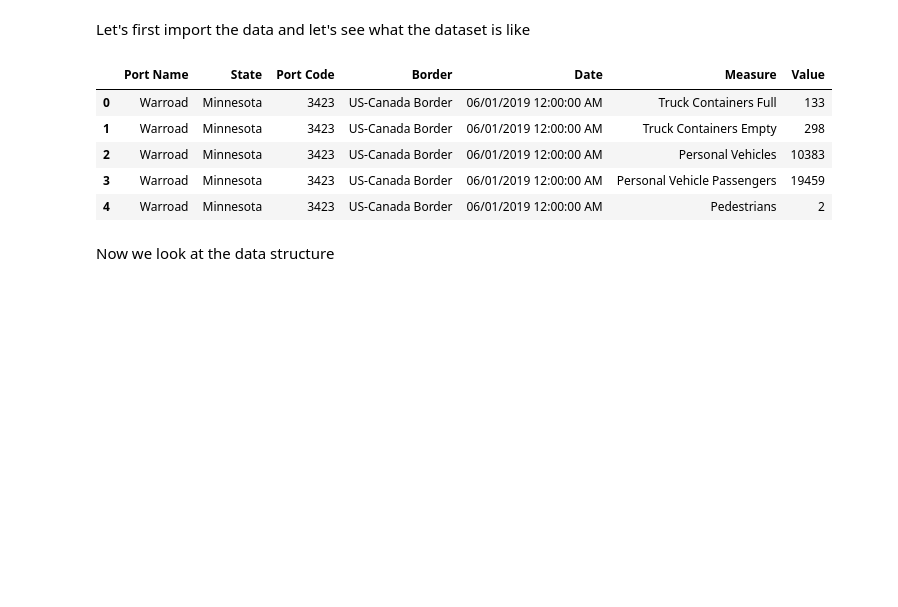
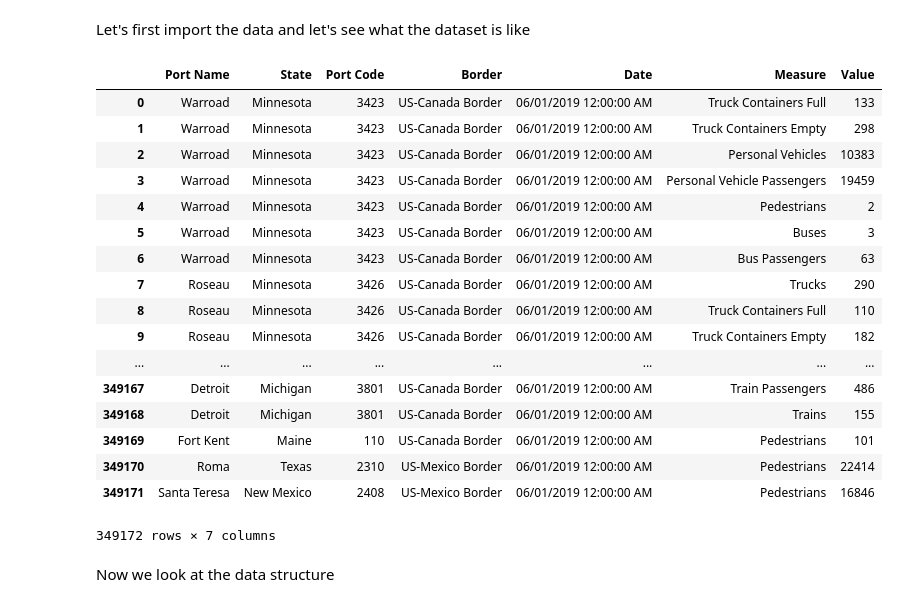
Before and after one commit to rnaua/DMML2019_Team_Swatch, a Jupyter notebook: code/Cleaning_master.ipynb, the cells around one changed output. Saved outputs shown, nothing was run; the diff lists cells and outputs as text; code cells hidden in the pictures; blank space fills up the shorter version.

```diff
--- a/code/Cleaning_master.ipynb
+++ b/code/Cleaning_master.ipynb
@@ -10,17 +10,29 @@ import numpy as np # linear algebra
 Let's first import the data and let's see what the dataset is like
 # %%
 # load dataset
-df=pd.read_csv("/Users/tanjamarkotic/Desktop/Border_Crossing_Entry_Data.csv")
+df=pd.read_csv("../data/Border_Crossing_Entry_Data.zip")
 # df = pd.read_csv("../data/data_with_position.zip") to be delated
 # "each row has a counting ("Value") for the crossing method ("Measure")"
-df.head()
+df
 # %% [output]
 |  | Port Name | State | Port Code | Border | Date | Measure | Value |
 | 0 | Warroad | Minnesota | 3423 | US-Canada Border | 06/01/2019 12:00:00 AM | Truck Containers Full | 133 |
 | 1 | Warroad | Minnesota | 3423 | US-Canada Border | 06/01/2019 12:00:00 AM | Truck Containers Empty | 298 |
 | 2 | Warroad | Minnesota | 3423 | US-Canada Border | 06/01/2019 12:00:00 AM | Personal Vehicles | 10383 |
 | 3 | Warroad | Minnesota | 3423 | US-Canada Border | 06/01/2019 12:00:00 AM | Personal Vehicle Passengers | 19459 |
 | 4 | Warroad | Minnesota | 3423 | US-Canada Border | 06/01/2019 12:00:00 AM | Pedestrians | 2 |
+| 5 | Warroad | Minnesota | 3423 | US-Canada Border | 06/01/2019 12:00:00 AM | Buses | 3 |
+| 6 | Warroad | Minnesota | 3423 | US-Canada Border | 06/01/2019 12:00:00 AM | Bus Passengers | 63 |
+| 7 | Roseau | Minnesota | 3426 | US-Canada Border | 06/01/2019 12:00:00 AM | Trucks | 290 |
+| 8 | Roseau | Minnesota | 3426 | US-Canada Border | 06/01/2019 12:00:00 AM | Truck Containers Full | 110 |
+| 9 | Roseau | Minnesota | 3426 | US-Canada Border | 06/01/2019 12:00:00 AM | Truck Containers Empty | 182 |
+| ... | ... | ... | ... | ... | ... | ... | ... |
+| 349167 | Detroit | Michigan | 3801 | US-Canada Border | 06/01/2019 12:00:00 AM | Train Passengers | 486 |
+| 349168 | Detroit | Michigan | 3801 | US-Canada Border | 06/01/2019 12:00:00 AM | Trains | 155 |
+| 349169 | Fort Kent | Maine | 110 | US-Canada Border | 06/01/2019 12:00:00 AM | Pedestrians | 101 |
+| 349170 | Roma | Texas | 2310 | US-Mexico Border | 06/01/2019 12:00:00 AM | Pedestrians | 22414 |
+| 349171 | Santa Teresa | New Mexico | 2408 | US-Mexico Border | 06/01/2019 12:00:00 AM | Pedestrians | 16846 |
+349172 rows × 7 columns
 # %% [markdown]
 Now we look at the data structure
 # %%
```
Also changed, not shown: 1 other file.
